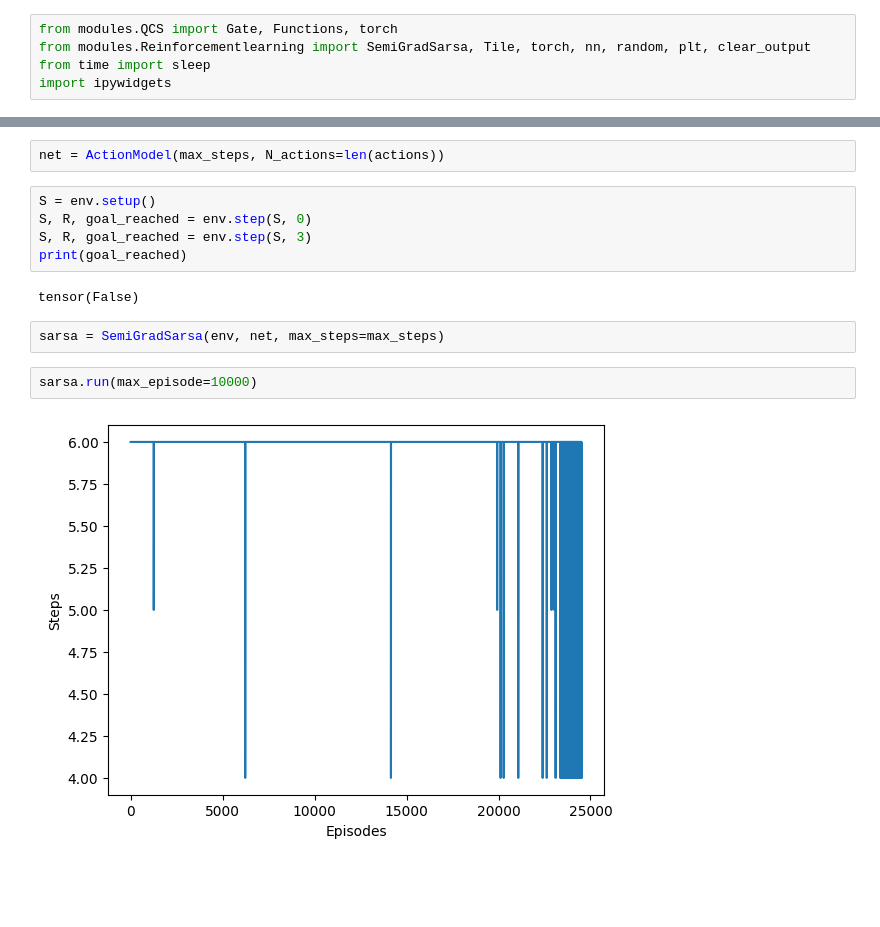
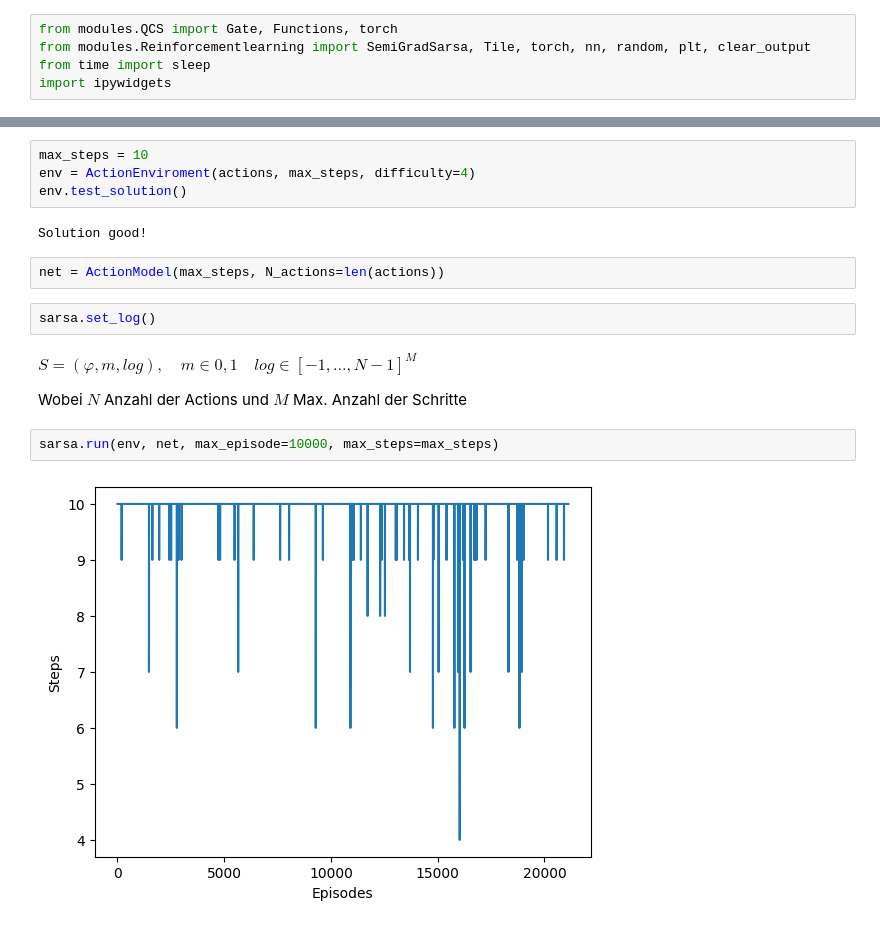
Before and after one commit to NiklasBliemel/RL_Quantum_teleportation, a Jupyter notebook: qtepelort.ipynb, the cells around one changed output, grey strips where cells are left out. Saved outputs shown, nothing was run; the diff lists cells and outputs as text; blank space fills up the shorter version.

Commit message:
sarsa independent of env/qnet State contains meassure (0 by default)

```diff
--- a/qtepelort.ipynb
+++ b/qtepelort.ipynb
@@ -192,18 +200,21 @@ Solution good!
+# %%
+max_steps = 10
+env = ActionEnviroment(actions, max_steps, difficulty=4)
+env.test_solution()
+# %% [output]
+Solution good!
 # %%
 net = ActionModel(max_steps, N_actions=len(actions))
-# %%
-S = env.setup()
-S, R, goal_reached = env.step(S, 0)
-S, R, goal_reached = env.step(S, 3)
-print(goal_reached)
-# %% [output]
-tensor(False)
-# %%
-sarsa = SemiGradSarsa(env, net, max_steps=max_steps)
+# %%
+sarsa.set_log()
+# %% [markdown]
+$S = (\varphi, m, log),\quad m\in{0,1}\quad log\in[-1,\ldots,N-1]^M$
+
+Wobei $N$ Anzahl der Actions und $M$ Max. Anzahl der Schritte
 # %%
-sarsa.run(max_episode=10000)
+sarsa.run(env, net, max_episode=10000, max_steps=max_steps)
 # %% [output]
-[figure, old version]
+[figure, new version]
 # %%
 env.test_net(net)
 # %% [output]
```
Also changed, not shown: parts of 7 cells of this notebook, 3 other files.
